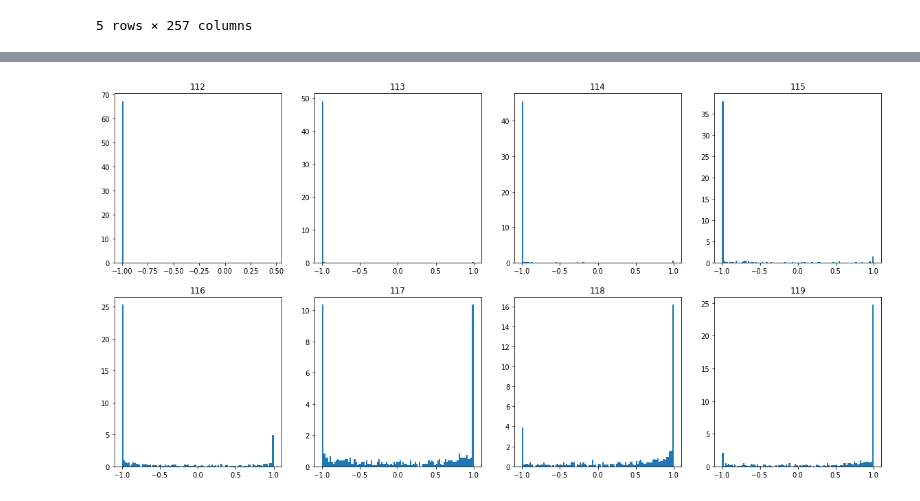
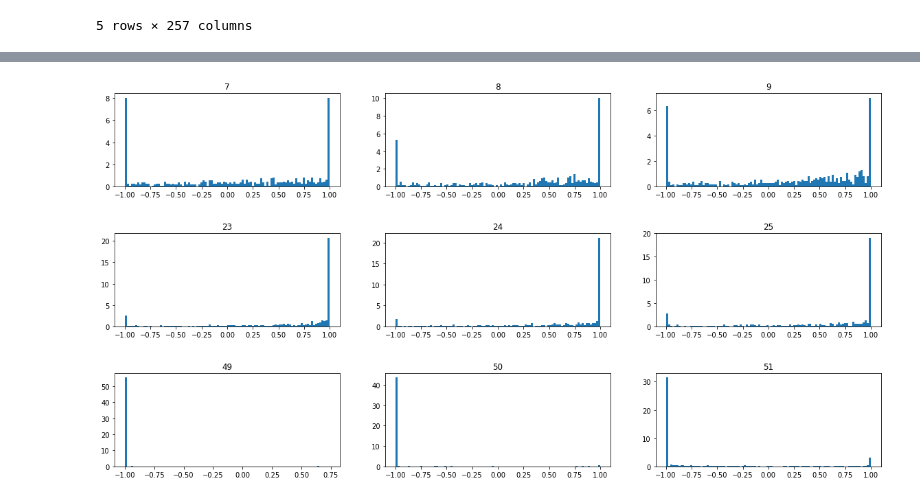
Before and after one commit to marianoju/neuefische, a Jupyter notebook: Clustering of pixels by grey values.ipynb, the cells around one changed output, grey strips where cells are left out. Drawn from its saved outputs; the diff is of its cells as text; code cells hidden in the pictures.

```diff
--- a/Clustering of pixels by grey values.ipynb
+++ b/Clustering of pixels by grey values.ipynb
@@ -114,41 +122,50 @@ Name: 117, dtype: float64
 # %%
 # set up a figure as a container
 fig = plt.figure(figsize=(20, 10))
+plt.subplots_adjust(hspace=0.5)
 
-#  First row of subplots
-fig.add_subplot(2,4,1)
-plt.hist(data_8_112, 100, density=True)
-plt.title('112')
+# inject subplots
+"""
+On how to set up a histogram with colors taken from colormap
+https://stackoverflow.com/questions/23061657/
+"""
 
-fig.add_subplot(2,4,2)
-plt.hist(data_8_113, 100, density=True)
-plt.title('113')
+fig.add_subplot(3,3,1)
+plt.hist(data_8.loc[:,7], 100, density=True)
+plt.title('7')
 
-fig.add_subplot(2,4,3)
-plt.hist(data_8_114, 100, density=True)
-plt.title('114')
+fig.add_subplot(3,3,2)
+plt.hist(data_8.loc[:,8], 100, density=True)
+plt.title('8')
 
-fig.add_subplot(2,4,4)
-plt.hist(data_8_115, 100, density=True)
-plt.title('115')
+fig.add_subplot(3,3,3)
+plt.hist(data_8.loc[:,9], 100, density=True)
+plt.title('9')
 
-# Second row of subplots
-fig.add_subplot(2,4,5)
-plt.hist(data_8_116, 100, density=True)
-plt.title('116')
+fig.add_subplot(3,3,4)
+plt.hist(data_8.loc[:,23], 100, density=True)
+plt.title('23')
 
-fig.add_subplot(2,4,6)
-plt.hist(data_8_117, 100, density=True)
-plt.title('117')
+fig.add_subplot(3,3,5)
+plt.hist(data_8.loc[:,24], 100, density=True)
+plt.title('24')
 
-fig.add_subplot(2,4,7)
-plt.hist(data_8_118, 100, density=True)
-plt.title('118')
+fig.add_subplot(3,3,6)
+plt.hist(data_8.loc[:,25], 100, density=True)
+plt.title('25')
 
-fig.add_subplot(2,4,8)
-plt.hist(data_8_119, 100, density=True)
-plt.title('119')
+fig.add_subplot(3,3,7)
+plt.hist(data_8.loc[:,49], 100, density=True)
+plt.title('49')
+
+fig.add_subplot(3,3,8)
+plt.hist(data_8.loc[:,50], 100, density=True)
+plt.title('50')
+
+fig.add_subplot(3,3,9)
+plt.hist(data_8.loc[:,51], 100, density=True)
+plt.title('51')
 
 plt.show()
 # %% [output]
-[figure, old version]
+[figure, new version]
```
Also changed, not shown: parts of 24 cells of this notebook.
